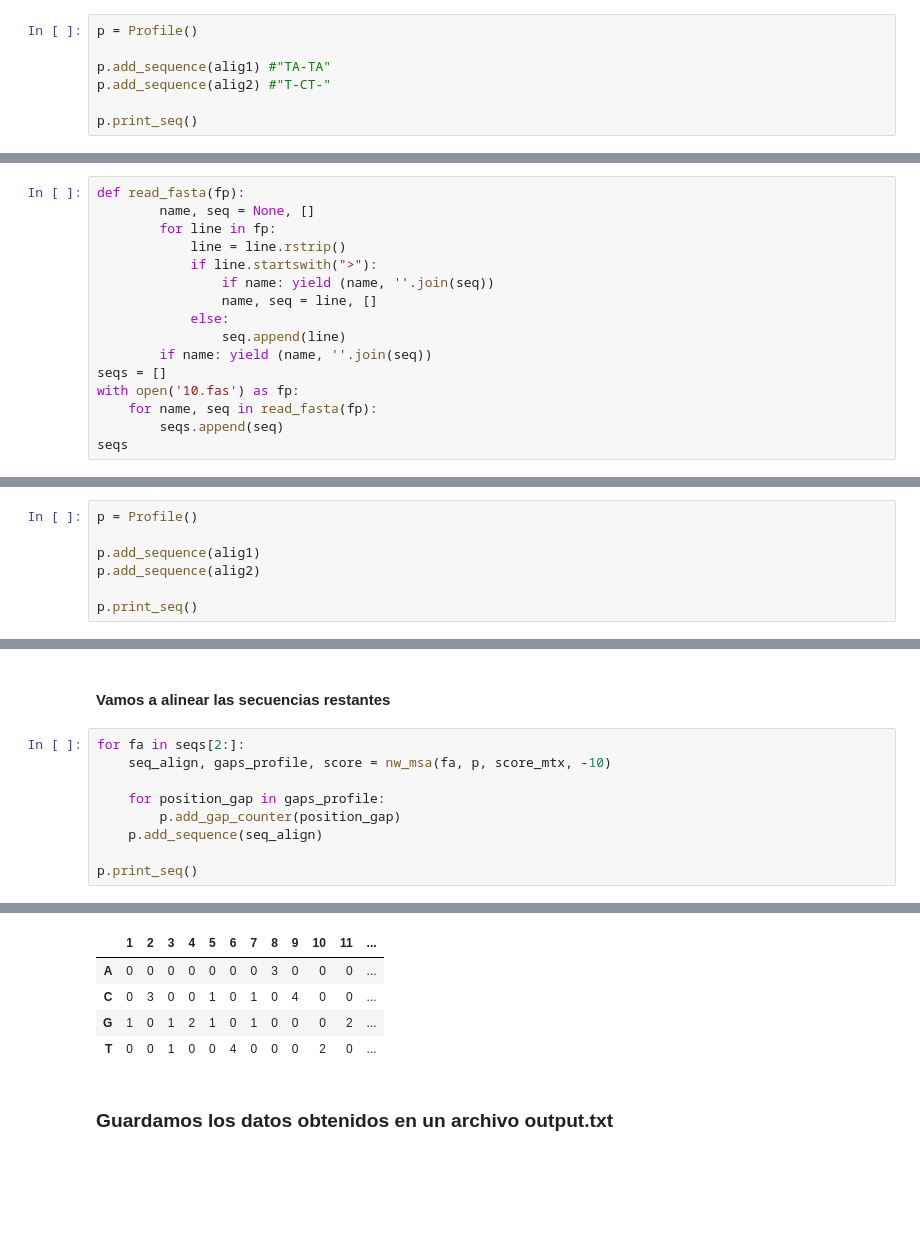
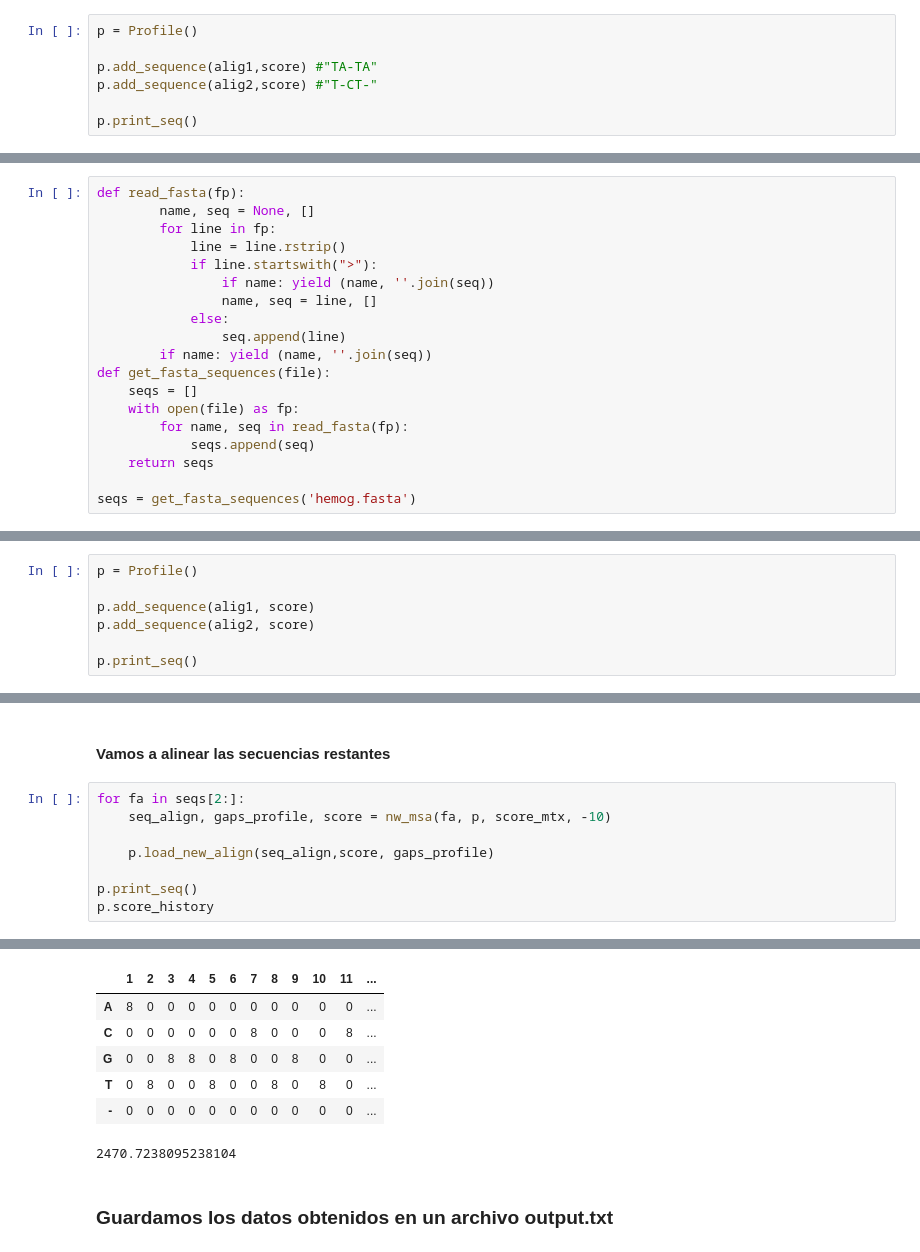
Before and after one commit to SabaPablo/algoritmos-heur-stica_GRASP_MSA, a Jupyter notebook: Multiple Sequence Alignment.ipynb, the cells around one changed output, grey strips where cells are left out. Drawn from its saved outputs; the diff is of its cells as text; blank space fills up the shorter version.

```diff
--- a/Multiple Sequence Alignment.ipynb
+++ b/Multiple Sequence Alignment.ipynb
@@ -246,8 +263,8 @@ alig1,alig2,score = nw(seq1,seq2,score_mtx,0)
 # %%
 p = Profile()
 
-p.add_sequence(alig1) #"TA-TA"
-p.add_sequence(alig2) #"T-CT-"
+p.add_sequence(alig1,score) #"TA-TA"
+p.add_sequence(alig2,score) #"T-CT-"
 
 p.print_seq()
 # %% [output]
@@ -290,8 +311,11 @@ def read_fasta(fp):
             else:
                 seq.append(line)
         if name: yield (name, ''.join(seq))
-seqs = []
-with open('10.fas') as fp:
-    for name, seq in read_fasta(fp):
-        seqs.append(seq)
-seqs
+def get_fasta_sequences(file):
+    seqs = []
+    with open(file) as fp:
+        for name, seq in read_fasta(fp):
+            seqs.append(seq)
+    return seqs
+
+seqs = get_fasta_sequences('hemog.fasta')
@@ -313,8 +332,8 @@ Creamos nuestro profile y agregamos los dos alineamientos al profile
 # %%
 p = Profile()
 
-p.add_sequence(alig1)
-p.add_sequence(alig2)
+p.add_sequence(alig1, score)
+p.add_sequence(alig2, score)
 
 p.print_seq()
 # %% [output]
@@ -331,9 +351,8 @@ p.print_seq()
 for fa in seqs[2:]:
     seq_align, gaps_profile, score = nw_msa(fa, p, score_mtx, -10)
 
-    for position_gap in gaps_profile:
-        p.add_gap_counter(position_gap)
-    p.add_sequence(seq_align)
+    p.load_new_align(seq_align,score, gaps_profile)
 
 p.print_seq()
+p.score_history
 # %% [output]
@@ -344,8 +367,10 @@ p.print_seq()
 |  | 1 | 2 | 3 | 4 | 5 | 6 | 7 | 8 | 9 | 10 | 11 | ... |
-| A | 0 | 0 | 0 | 0 | 0 | 0 | 0 | 3 | 0 | 0 | 0 | ... |
-| C | 0 | 3 | 0 | 0 | 1 | 0 | 1 | 0 | 4 | 0 | 0 | ... |
-| G | 1 | 0 | 1 | 2 | 1 | 0 | 1 | 0 | 0 | 0 | 2 | ... |
-| T | 0 | 0 | 1 | 0 | 0 | 4 | 0 | 0 | 0 | 2 | 0 | ... |
+| A | 8 | 0 | 0 | 0 | 0 | 0 | 0 | 0 | 0 | 0 | 0 | ... |
+| C | 0 | 0 | 0 | 0 | 0 | 0 | 8 | 0 | 0 | 0 | 8 | ... |
+| G | 0 | 0 | 8 | 8 | 0 | 8 | 0 | 0 | 8 | 0 | 0 | ... |
+| T | 0 | 8 | 0 | 0 | 8 | 0 | 0 | 8 | 0 | 8 | 0 | ... |
+| - | 0 | 0 | 0 | 0 | 0 | 0 | 0 | 0 | 0 | 0 | 0 | ... |
+2470.7238095238104
 # %% [markdown]
 ### Guardamos los datos obtenidos en un archivo output.txt
 # %%
```
Also changed, not shown: parts of 44 cells of this notebook, 2 other files.
